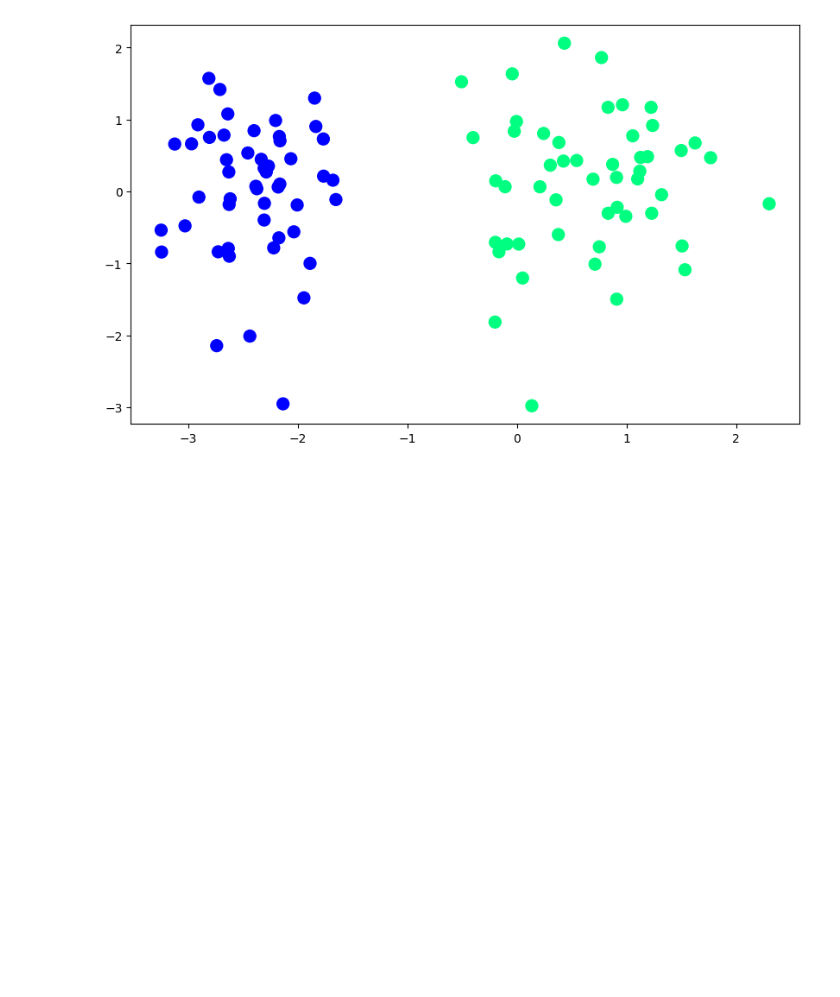
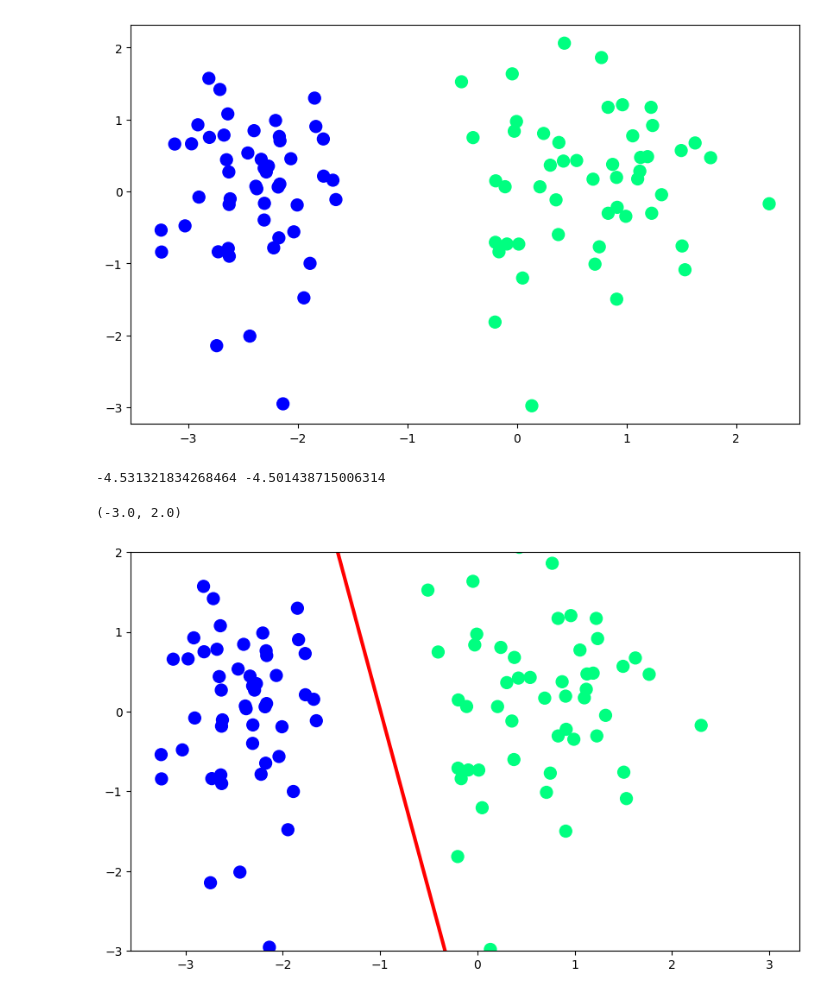
Before and after one commit to AryanBhatt-24/Deep-Learning, a Jupyter notebook: ANN/Perceptron Hinge Loss.ipynb, the cells around one changed output. Cells and saved outputs as stored; diff of their text form; code cells hidden in the pictures; blank space fills up the shorter version.

Commit message:
Update Perceptron Hinge Loss

```diff
--- a/ANN/Perceptron Hinge Loss.ipynb
+++ b/ANN/Perceptron Hinge Loss.ipynb
@@ -32,4 +32,26 @@ def perceptron(X, y):
 
             if ((z * y[i]) < 0):
                 w1 = w1 + learning_rate * y[i] * X[i][0]
-                w2 = w2 + lear
+                w2 = w2 + learning_rate * y[i] * X[i][1]
+
+    return w1, w2, b
+# %%
+w1,w2,b = perceptron(X,y)
+# %%
+m = -(w1/w2)
+c = -(b/w2)
+
+print(m,c)
+# %% [output]
+-4.531321834268464 -4.501438715006314
+# %%
+x_input = np.linspace(-3,3,100)
+y_input = m*x_input + c
+
+plt.figure(figsize=(10,6))
+plt.plot(x_input,y_input,color='red',linewidth=3)
+plt.scatter(X[:,0],X[:,1],c=y,cmap='winter',s=100)
+plt.ylim(-3,2)
+# %% [output]
+(-3.0, 2.0)
+[figure, added]
```
